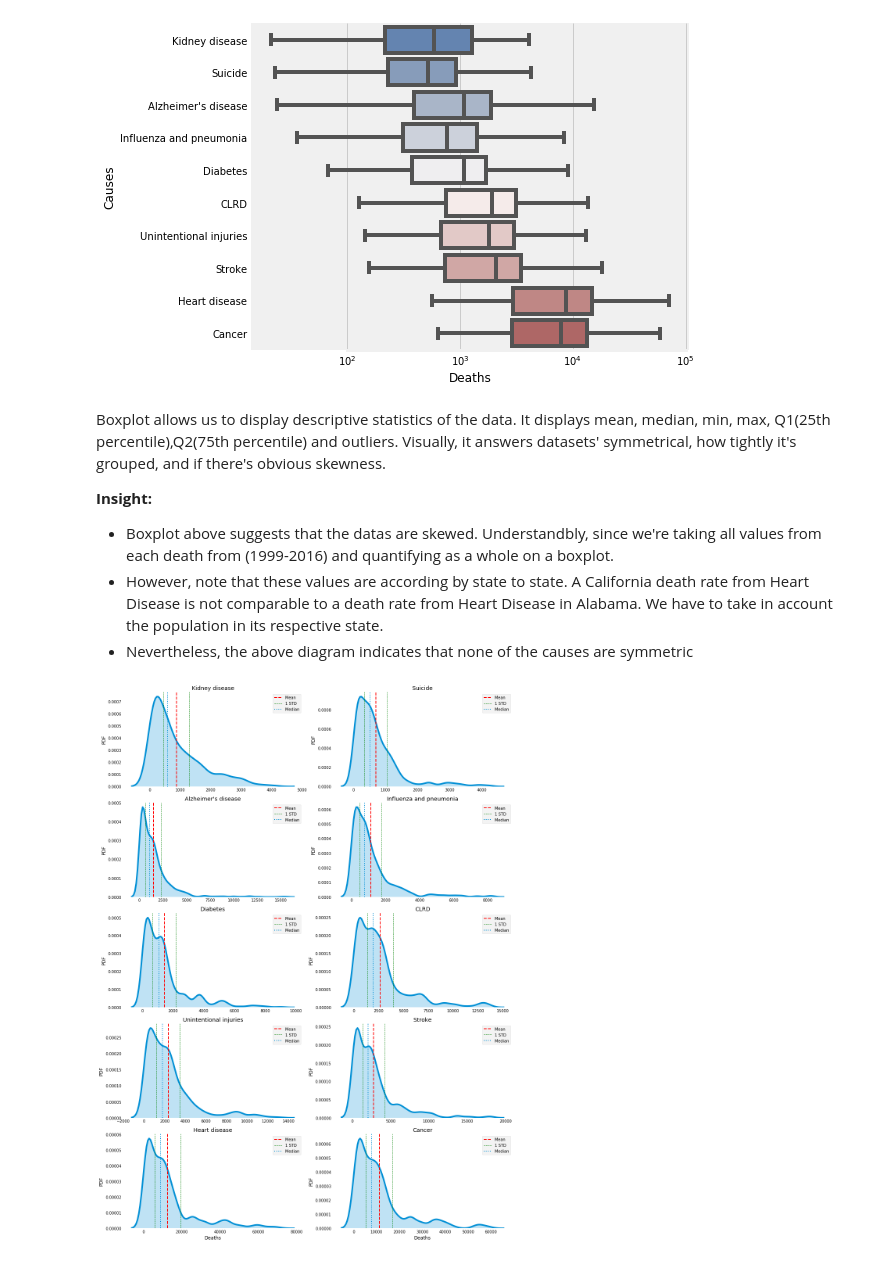
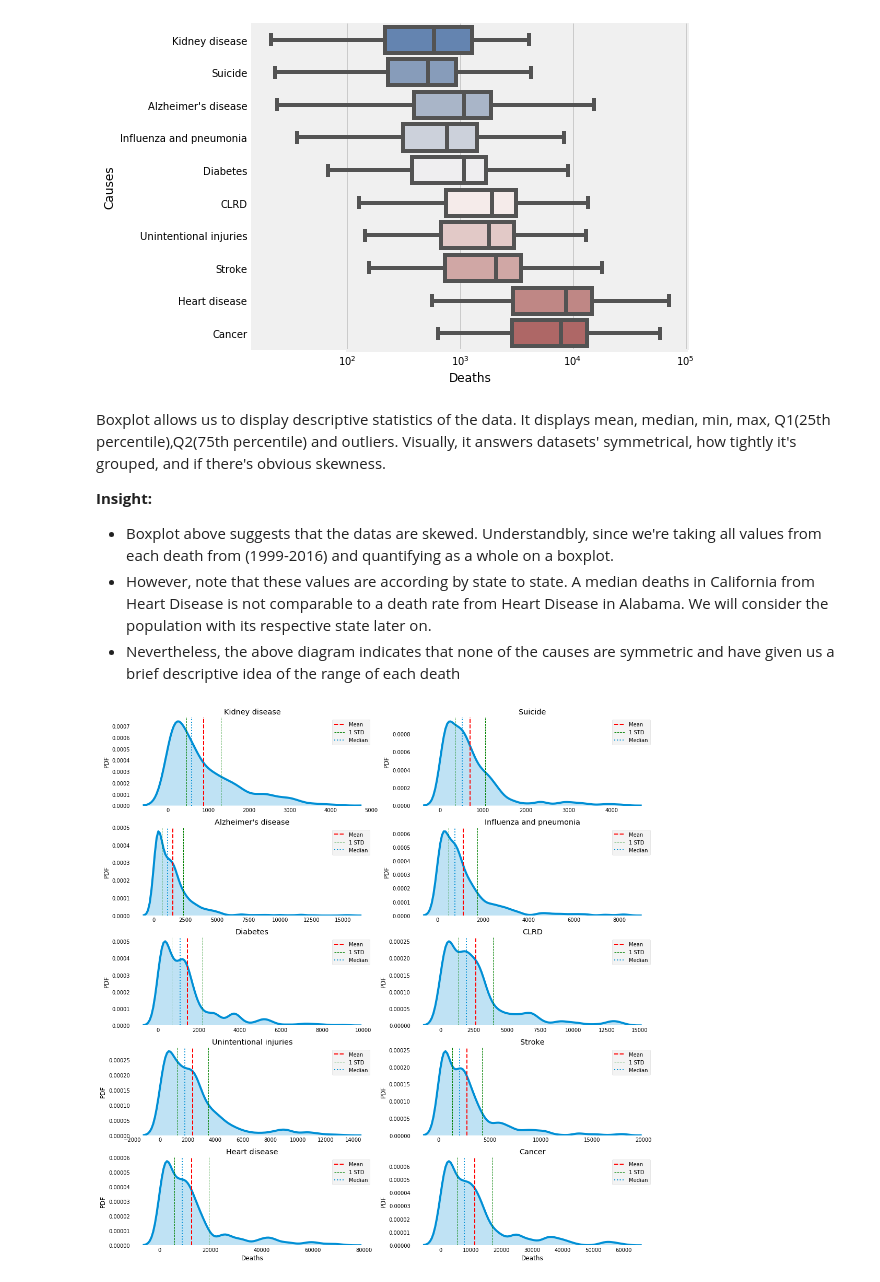
Before and after one commit to IcedLemonTea0/Exploratory-Analysis-National-Center-for-Health-Statistics-1999-2016-, a Jupyter notebook: NCHS - Analysis.ipynb, the cells around one changed output. Drawn from its saved outputs; the diff is of its cells as text; code cells hidden in the pictures.

Commit message:
Clean code. Added new graph

```diff
--- a/NCHS - Analysis.ipynb
+++ b/NCHS - Analysis.ipynb
@@ -46,7 +29,5 @@ Snake case columns: ['year', '113_cause_name', 'cause_name', 'state', 'deaths',
 # %%
-df.columns = new_column
-df_header = df.columns
-
+df.columns = df.columns.str.lower().str.replace(' ','_').str.replace('-','_')
 df.head(3)
 # %% [output]
 |  | year | 113_cause_name | cause_name | state | deaths | age_adjusted_death_rate |
@@ -68,16 +50,7 @@ We realize that our datasets contains an additional state (total 52). We could l
 # %% [markdown]
 Identify that one state that is not a state
 # %%
-state_outlier = []
-enumerate_state = []
-
-for index,value in enumerate(states['State']):
-    enumerate_state.append(value)
-
-for state in df['state'].unique():
-    if state not in enumerate_state:
-        state_outlier.append(state)
-
+state_outlier = [state for state in df['state'].unique() if state not in states['State'].unique()]
 print('Not a state: ',state_outlier)
 # %% [output]
 Not a state:  ['United States']
@@ -154,27 +154,16 @@ Our dataset is ready to be analyzed!
 # %%
-#~~~~~~~~~~~~~~~~~~~~~~~~~~~~~~~~~~~~~~~~~~~~~~~~~~~~~~~~~~~~~~~~~~~~~~~~~~~~~~~~~~~~~~~~~~~~~~~
-total_death_by_cause = df.groupby('cause_name').sum()['deaths'].sort_values(ascending=True)
-
+# Set up series of deaths by cause_name
+total_death_by_cause = df.groupby(by='cause_name').sum()['deaths'].sort_values(ascending=True)
 print(total_death_by_cause.sort_values(ascending=False))
 
-#~~~~~~~~~~~~~~~~~~~~~~~~~~~~~~~~~~~~~~~~~~~~~~~~~~~~~~~~~~~~~~~~~~~~~~~~~~~~~~~~~~~~~~~~~~~~~~~
-percentage_cumulative_deaths = {}
-
-total = total_death_by_cause.sum()
-
-for key in total_death_by_cause.index:
-    value = total_death_by_cause[key]
-    percentage = value/total
-
-    percentage_cumulative_deaths[key] = percentage
-
-#~~~~~~~~~~~~~~~~~~~~~~~~~~~~~~~~~~~~~~~~~~~~~~~~~~~~~~~~~~~~~~~~~~~~~~~~~~~~~~~~~~~~~~~~~~~~~~~~
-fig = plt.subplots()
-total_death_by_cause.plot(kind ='barh')
+# Plot horizontal graph
+total_death_by_cause.plot(kind = 'barh')
 
 plt.title('Cumulative Death (1999-2016)',loc='center')
 plt.ylabel('Deaths')
 plt.xlabel('Num of deaths (10m/unit)')
+#plt.xscale('log')
+
 plt.show()
 # %% [output]
 cause_name
@@ -234,44 +244,44 @@ Boxplot allows us to display descriptive statistics of the data. It displays mea
 
 **Insight:**
 * Boxplot above suggests that the datas are skewed. Understandbly, since we're taking all values from each death from (1999-2016) and quantifying as a whole on a boxplot.
-* However, note that these values are according by state to state. A California death rate from Heart Disease is not  comparable to a death rate from Heart Disease in Alabama. We have to take in account the population in its respective state.
-* Nevertheless, the above diagram indicates that none of the causes are symmetric
+* However, note that these values are according by state to state. A median deaths in California from Heart Disease is not  comparable to a death rate from Heart Disease in Alabama. We will consider the population with its respective state later on.
+* Nevertheless, the above diagram indicates that none of the causes are symmetric and have given us a brief descriptive idea of the range of each death
 # %%
 def create_distplot(col):
     col = df[df['cause_name']==col]['deaths']
     return col
 
-fig = plt.figure(figsize= (15,20))
+fig = plt.figure(figsize= (15,15))
 
 for idx, key in enumerate(df['cause_name'].unique()):
     ax = fig.add_subplot(5,2,idx+1)
     value = create_distplot(key)
     sns.distplot(value,hist=False,kde_kws={'shade':True},bins=100)
 
     std_val_half = np.std(value)/2
 
     ax.set_xlabel('')
     ax.set_ylabel('PDF')
     ax.set_title(key)
     ax.grid(False)
     ax.set_facecolor("white")
     ax.axvline(x=np.mean(value),lw =2,c='red',ls='--',label='Mean')
     ax.axvline(x=np.mean(value)+std_val_half,lw =1,c='green',ls='--',label='1 STD')
     ax.axvline(x=np.mean(value)-std_val_half,lw =1,c='green',ls='--')
     ax.axvline(x=np.median(value),lw=2,label='Median',ls=':')
     plt.legend()
 
     if idx==8:
         ax.set_xlabel('Deaths')
     elif idx ==9:
         ax.set_xlabel('Deaths')
 
 
     for key,spine in ax.spines.items():
         spine.set_visible(False)
 
 
 plt.tight_layout()
 plt.show()
 # %% [output]
-[figure, old version]
+[figure, new version]
```
Also changed, not shown: parts of 23 cells of this notebook.
